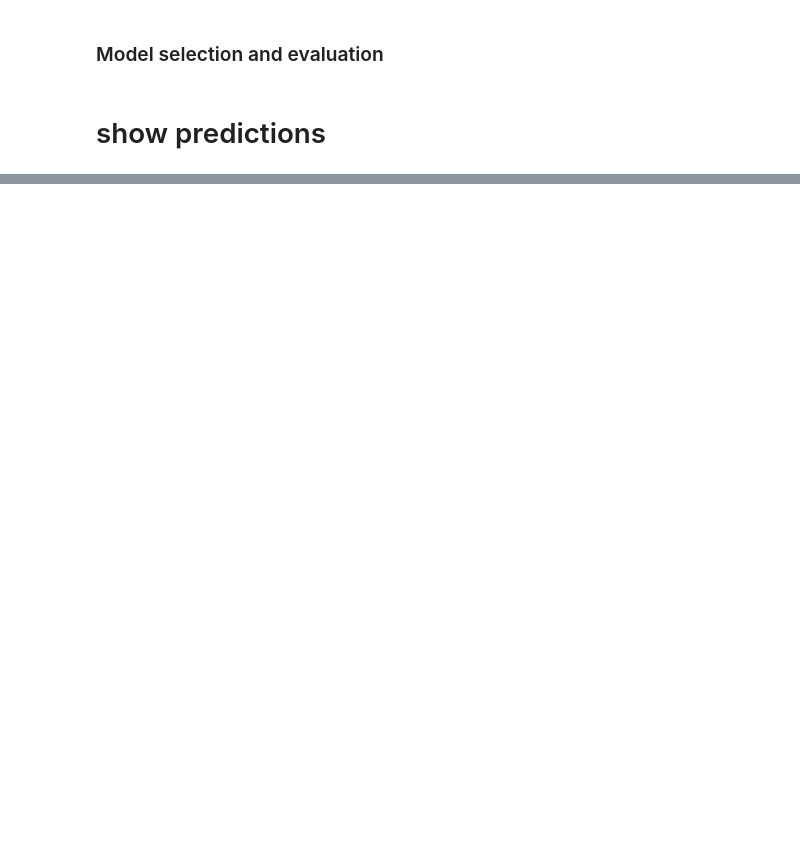
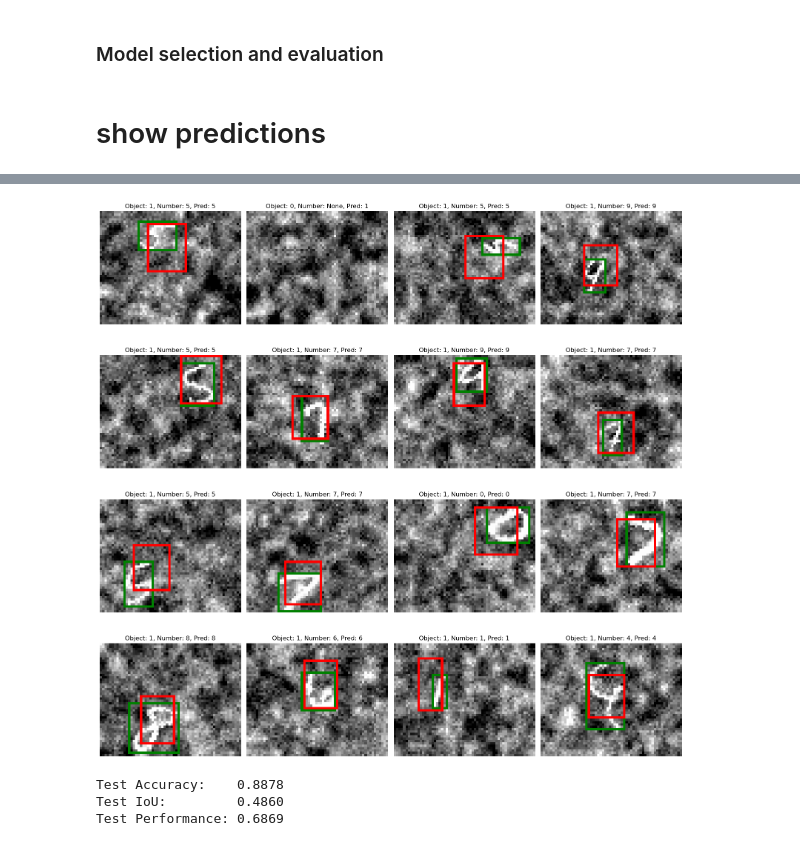
Before and after one commit to JakobBerg-Projects/Object-Detection, a Jupyter notebook: Object_localization_template.ipynb, the cells around one changed output, grey strips where cells are left out. Saved outputs shown, nothing was run; the diff lists cells and outputs as text; code cells hidden in the pictures; blank space fills up the shorter version.

```diff
--- a/Object_localization_template.ipynb
+++ b/Object_localization_template.ipynb
@@ -381,8 +429,14 @@ show_samples(best_model, val, lambda x: x.to(device), n=16, device=device)
 # %%
-show_samples(best_model, test, lambda x: x.to(device), n=16, device=device)
+show_samples(best_model, norm_test, lambda x: x.to(device), n=16, device=device, display_ds=test, save_path="figures/test_prediction_localization.png")
+# %% [output]
+[figure, added]
 # %%
-test_loader = torch.utils.data.DataLoader(test, batch_size=64, shuffle=False, num_workers=0)
+test_loader = torch.utils.data.DataLoader(norm_test, batch_size=64, shuffle=False, num_workers=0)
 _, test_acc, test_iou, test_perf = predict(best_model, test_loader)
 print(f"Test Accuracy:    {test_acc:.4f}")
 print(f"Test IoU:         {test_iou:.4f}")
 print(f"Test Performance: {test_perf:.4f}")
+# %% [output]
+Test Accuracy:    0.8878
+Test IoU:         0.4860
+Test Performance: 0.6869
```
Also changed, not shown: parts of 7 cells of this notebook, 3 other files.
